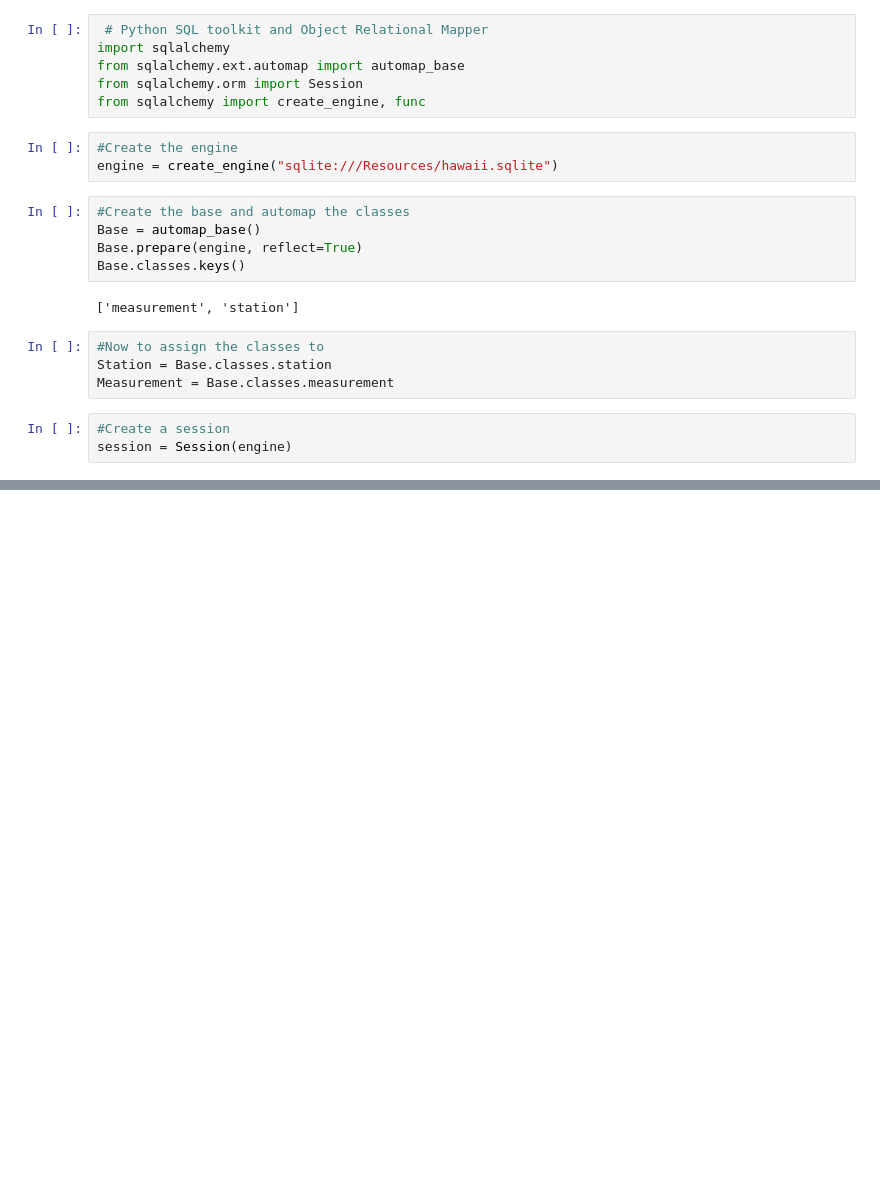
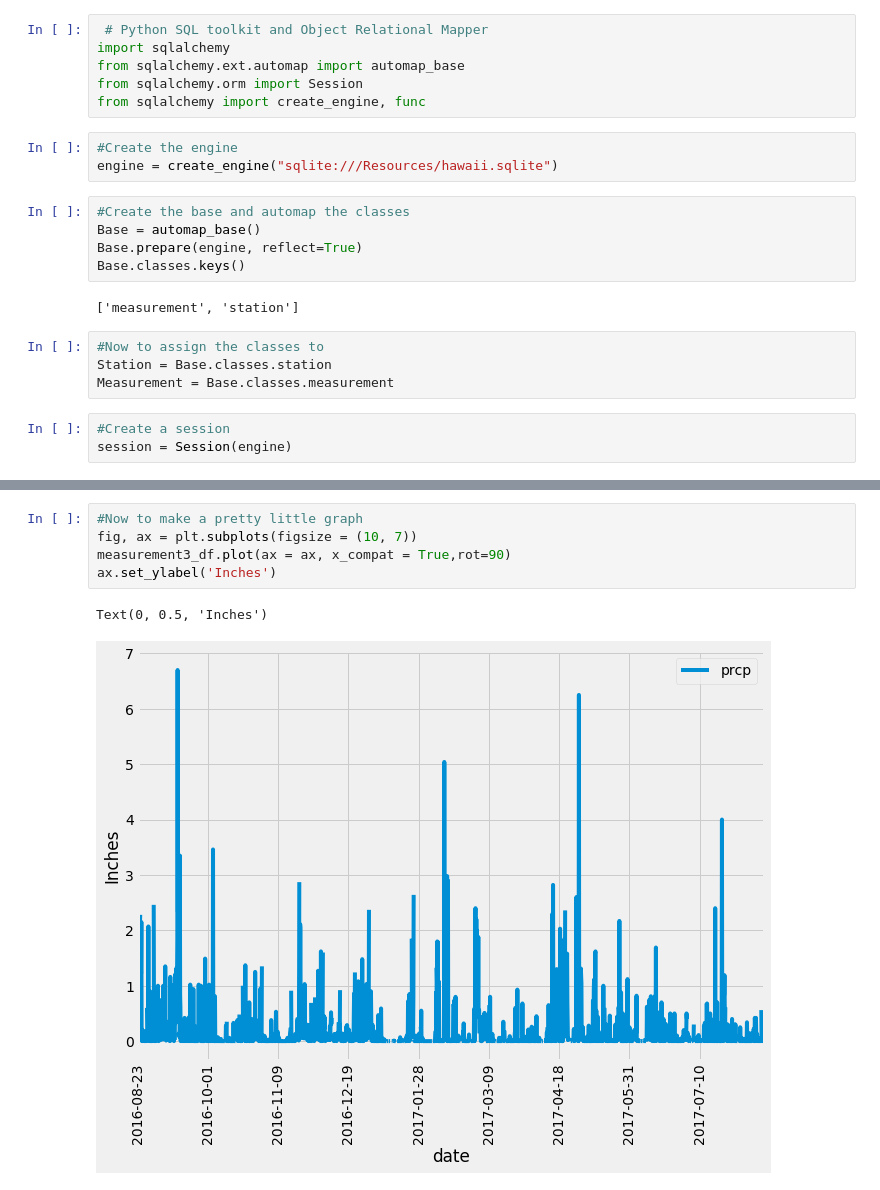
Before and after one commit to wonderbug2020/sqlalchemy, a Jupyter notebook: main.ipynb, the cells around one changed output, grey strips where cells are left out. Drawn from its saved outputs; the diff is of its cells as text; blank space fills up the shorter version.

```diff
--- a/main.ipynb
+++ b/main.ipynb
@@ -66,0 +89,8 @@ test_df.set_index('date')
+# %%
+#Now to make a pretty little graph
+fig, ax = plt.subplots(figsize = (10, 7))
+measurement3_df.plot(ax = ax, x_compat = True,rot=90)
+ax.set_ylabel('Inches')
+# %% [output]
+Text(0, 0.5, 'Inches')
+[figure, added]
```
Also changed, not shown: parts of 9 cells of this notebook.
